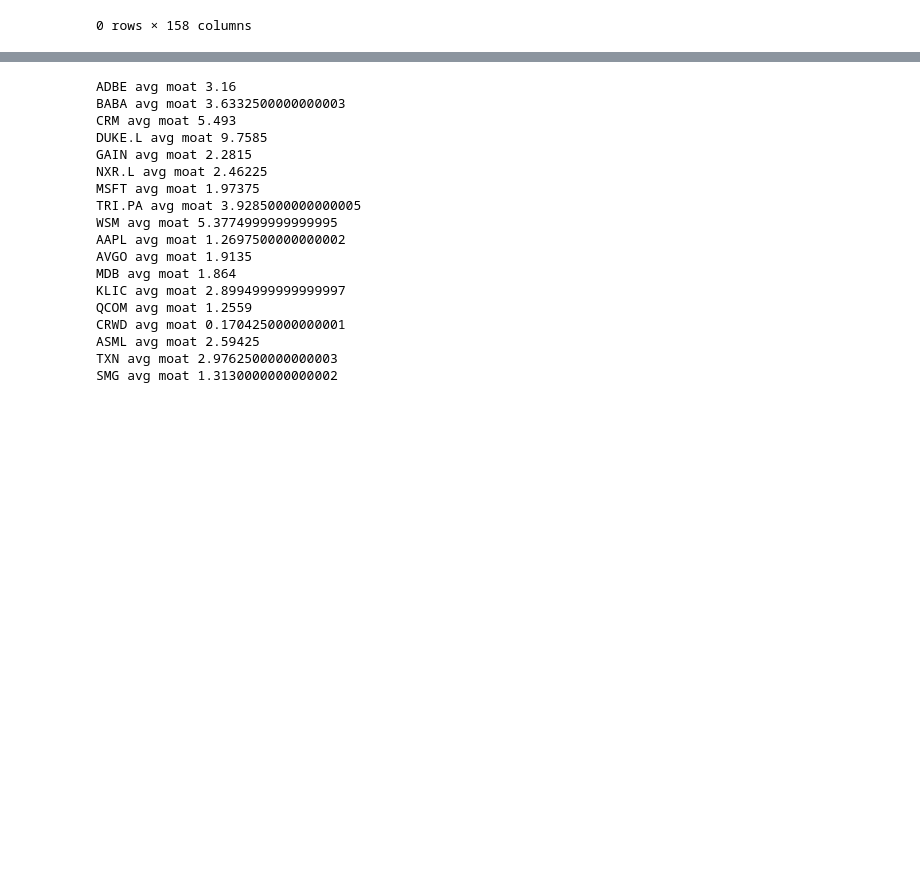
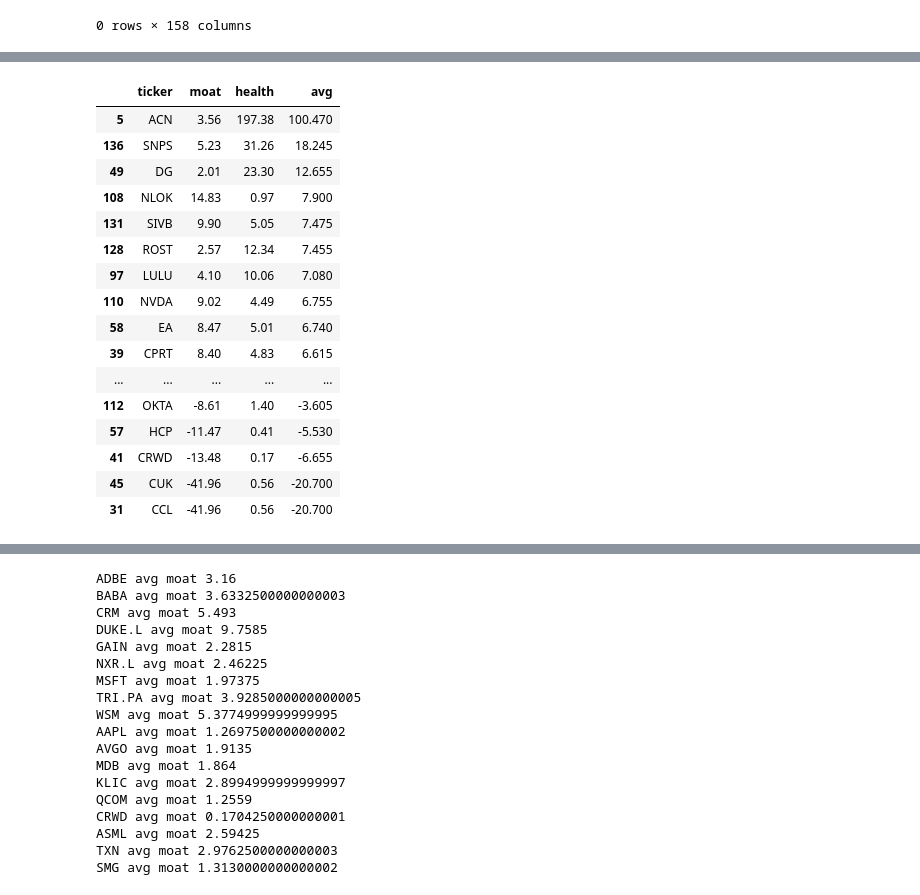
Before and after one commit to Michiel-DK/tracker, a Jupyter notebook: notebooks/try.ipynb, the cells around one changed output, grey strips where cells are left out. Saved outputs shown, nothing was run; the diff lists cells and outputs as text; code cells hidden in the pictures; blank space fills up the shorter version.

```diff
--- a/notebooks/try.ipynb
+++ b/notebooks/try.ipynb
@@ -787,0 +787,32 @@ tickers = set(yearly_moat['ticker'])
+# %%
+cur = conn.cursor()
+cur.execute('''SELECT * from yearly_health''')
+colnames = [desc[0] for desc in cur.description]
+result = cur.fetchall();
+y_health = pd.DataFrame(result, columns=colnames).drop(columns='index')
+y_health['year'] = y_health['year'].astype('int')
+# %%
+ls = []
+for i in y_moat[y_moat['year']==2021]['ticker']:
+    ls.append([i, np.round(np.mean(y_moat[y_moat['ticker']==i]['moatpercentage']),2) , np.round(np.mean(y_health[y_health['ticker']==i]['percentage']),2), \
+        np.mean([np.round(np.mean(y_moat[y_moat['ticker']==i]['moatpercentage']),2),np.round(np.mean(y_health[y_health['ticker']==i]['percentage']),2)])])
+check_2021 = pd.DataFrame(ls, columns=['ticker', 'moat', 'health', 'avg'])
+check_2021.sort_values('avg', ascending=False)
+# %% [output]
+|  | ticker | moat | health | avg |
+| 5 | ACN | 3.56 | 197.38 | 100.470 |
+| 136 | SNPS | 5.23 | 31.26 | 18.245 |
+| 49 | DG | 2.01 | 23.30 | 12.655 |
+| 108 | NLOK | 14.83 | 0.97 | 7.900 |
+| 131 | SIVB | 9.90 | 5.05 | 7.475 |
+| 128 | ROST | 2.57 | 12.34 | 7.455 |
+| 97 | LULU | 4.10 | 10.06 | 7.080 |
+| 110 | NVDA | 9.02 | 4.49 | 6.755 |
+| 58 | EA | 8.47 | 5.01 | 6.740 |
+| 39 | CPRT | 8.40 | 4.83 | 6.615 |
+| ... | ... | ... | ... | ... |
+| 112 | OKTA | -8.61 | 1.40 | -3.605 |
+| 57 | HCP | -11.47 | 0.41 | -5.530 |
+| 41 | CRWD | -13.48 | 0.17 | -6.655 |
+| 45 | CUK | -41.96 | 0.56 | -20.700 |
+| 31 | CCL | -41.96 | 0.56 | -20.700 |
```
Also changed, not shown: parts of 22 cells of this notebook, 1 other file.
